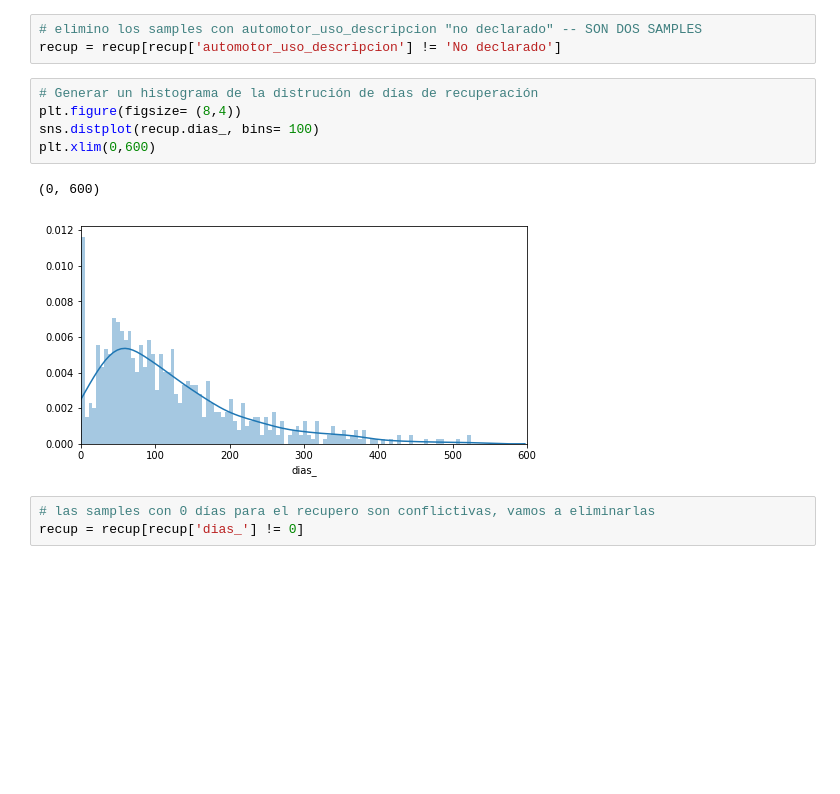
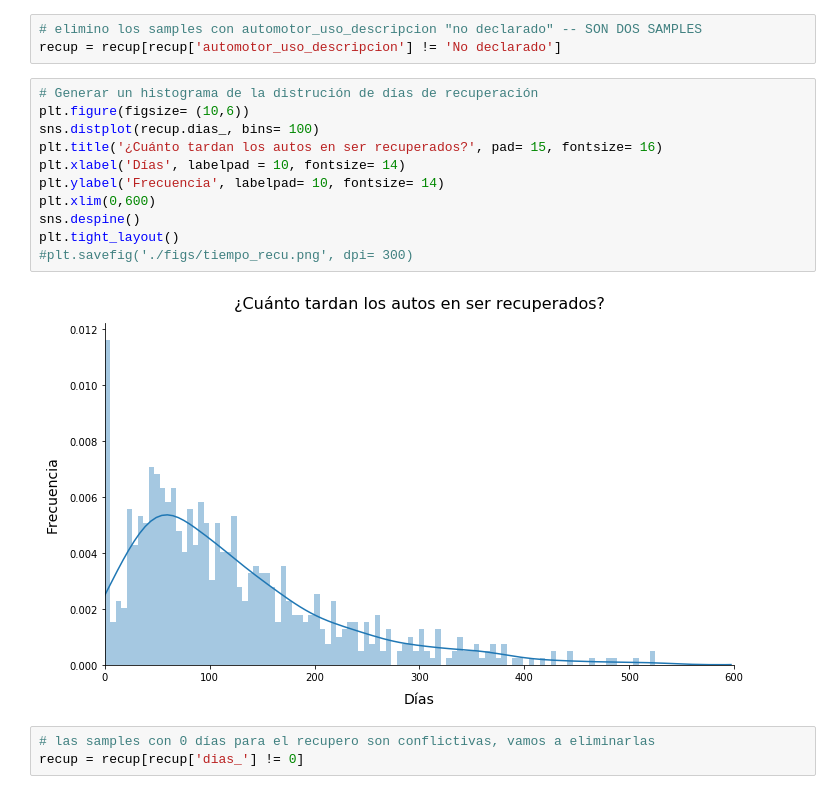
Before and after one commit to ilcarbo/robo_autos, a Jupyter notebook: tiempo_recu_final.ipynb, the cells around one changed output. Saved outputs shown, nothing was run; the diff lists cells and outputs as text; blank space fills up the shorter version.

```diff
--- a/tiempo_recu_final.ipynb
+++ b/tiempo_recu_final.ipynb
@@ -51,12 +51,17 @@ Name: automotor_uso_descripcion, dtype: int64
 recup = recup[recup['automotor_uso_descripcion'] != 'No declarado']
 # %%
 # Generar un histograma de la distrución de días de recuperación
-plt.figure(figsize= (8,4))
+plt.figure(figsize= (10,6))
 sns.distplot(recup.dias_, bins= 100)
+plt.title('¿Cuánto tardan los autos en ser recuperados?', pad= 15, fontsize= 16)
+plt.xlabel('Días', labelpad = 10, fontsize= 14)
+plt.ylabel('Frecuencia', labelpad= 10, fontsize= 14)
 plt.xlim(0,600)
+sns.despine()
+plt.tight_layout()
+#plt.savefig('./figs/tiempo_recu.png', dpi= 300)
 # %% [output]
-(0, 600)
-[figure, old version]
+[figure, new version]
 # %%
 # las samples con 0 días para el recupero son conflictivas, vamos a eliminarlas
 recup = recup[recup['dias_'] != 0]
```
Also changed, not shown: parts of 42 cells of this notebook, 3 other files.
